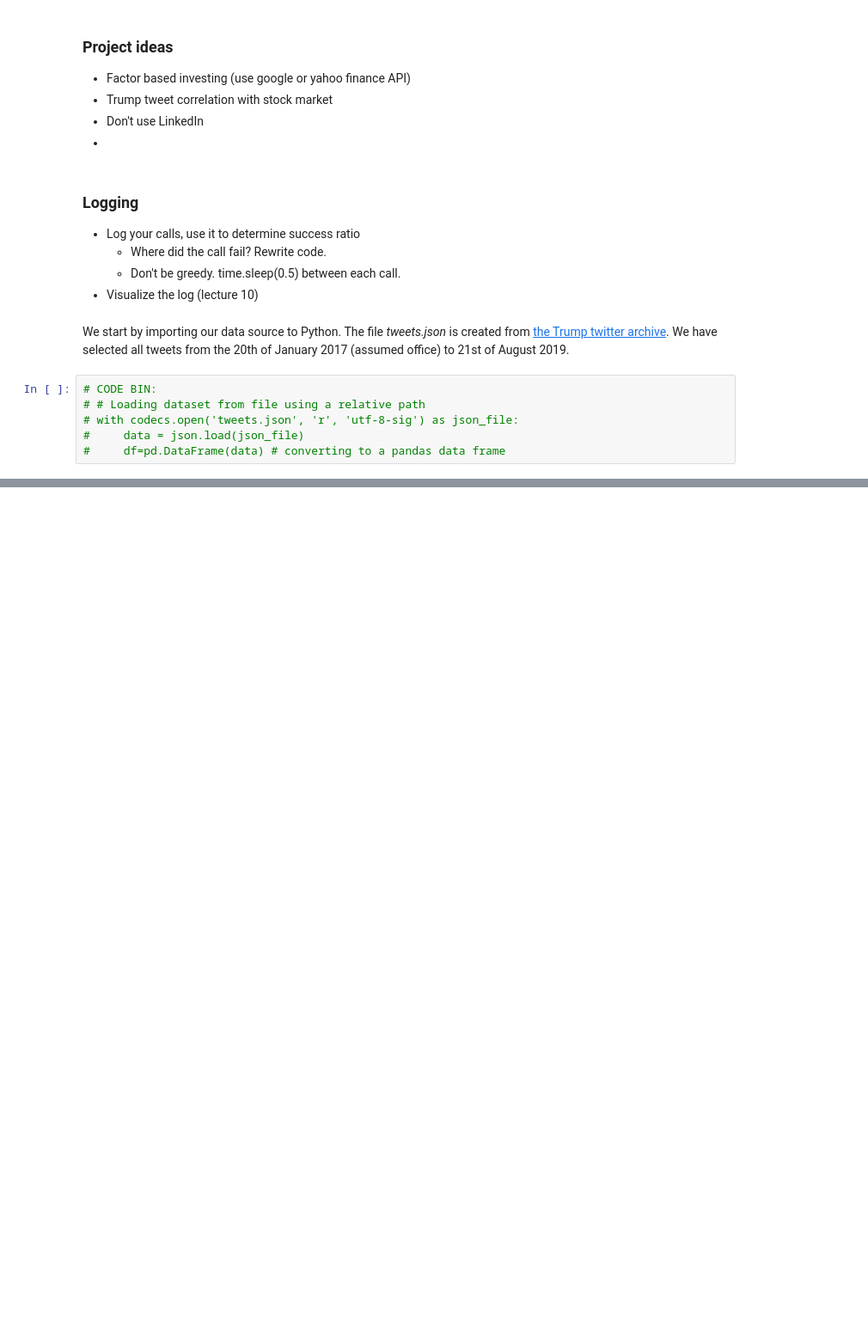
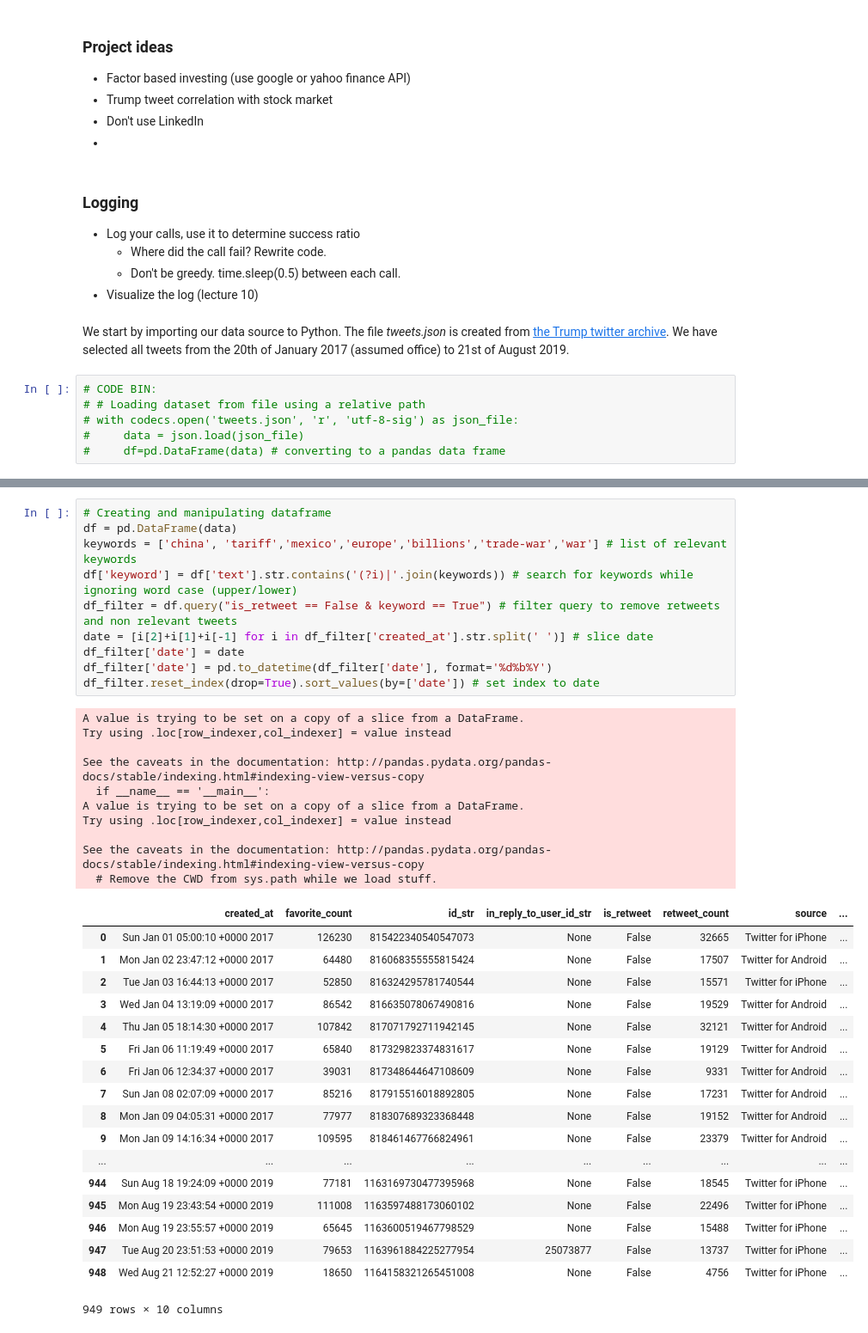
Before and after one commit to BjornCilleborg/sds2019, a Jupyter notebook: EXAM PROJECT/Exam Project.ipynb, the cells around one changed output, grey strips where cells are left out. Shown at 86% size. Drawn from its saved outputs; the diff is of its cells as text; blank space fills up the shorter version.

Commit message:
updated tweet code

```diff
--- a/EXAM PROJECT/Exam Project.ipynb
+++ b/EXAM PROJECT/Exam Project.ipynb
@@ -83,0 +68,39 @@ display(df_filter.head())
+# %%
+# Creating and manipulating dataframe
+df = pd.DataFrame(data)
+keywords = ['china', 'tariff','mexico','europe','billions','trade-war','war'] # list of relevant keywords
+df['keyword'] = df['text'].str.contains('(?i)|'.join(keywords)) # search for keywords while ignoring word case (upper/lower)
+df_filter = df.query("is_retweet == False & keyword == True") # filter query to remove retweets and non relevant tweets
+date = [i[2]+i[1]+i[-1] for i in df_filter['created_at'].str.split(' ')] # slice date
+df_filter['date'] = date
+df_filter['date'] = pd.to_datetime(df_filter['date'], format='%d%b%Y')
+df_filter.reset_index(drop=True).sort_values(by=['date']) # set index to date
+# %% [output]
+A value is trying to be set on a copy of a slice from a DataFrame.
+Try using .loc[row_indexer,col_indexer] = value instead
+
+See the caveats in the documentation: http://pandas.pydata.org/pandas-docs/stable/indexing.html#indexing-view-versus-copy
+  if __name__ == '__main__':
+A value is trying to be set on a copy of a slice from a DataFrame.
+Try using .loc[row_indexer,col_indexer] = value instead
+
+See the caveats in the documentation: http://pandas.pydata.org/pandas-docs/stable/indexing.html#indexing-view-versus-copy
+  # Remove the CWD from sys.path while we load stuff.
+|  | created_at | favorite_count | id_str | in_reply_to_user_id_str | is_retweet | retweet_count | source | ... |
+| 0 | Sun Jan 01 05:00:10 +0000 2017 | 126230 | 815422340540547073 | None | False | 32665 | Twitter for iPhone | ... |
+| 1 | Mon Jan 02 23:47:12 +0000 2017 | 64480 | 816068355555815424 | None | False | 17507 | Twitter for Android | ... |
+| 2 | Tue Jan 03 16:44:13 +0000 2017 | 52850 | 816324295781740544 | None | False | 15571 | Twitter for iPhone | ... |
+| 3 | Wed Jan 04 13:19:09 +0000 2017 | 86542 | 816635078067490816 | None | False | 19529 | Twitter for Android | ... |
+| 4 | Thu Jan 05 18:14:30 +0000 2017 | 107842 | 817071792711942145 | None | False | 32121 | Twitter for Android | ... |
+| 5 | Fri Jan 06 11:19:49 +0000 2017 | 65840 | 817329823374831617 | None | False | 19129 | Twitter for Android | ... |
+| 6 | Fri Jan 06 12:34:37 +0000 2017 | 39031 | 817348644647108609 | None | False | 9331 | Twitter for Android | ... |
+| 7 | Sun Jan 08 02:07:09 +0000 2017 | 85216 | 817915516018892805 | None | False | 17231 | Twitter for Android | ... |
+| 8 | Mon Jan 09 04:05:31 +0000 2017 | 77977 | 818307689323368448 | None | False | 19152 | Twitter for Android | ... |
+| 9 | Mon Jan 09 14:16:34 +0000 2017 | 109595 | 818461467766824961 | None | False | 23379 | Twitter for Android | ... |
+| ... | ... | ... | ... | ... | ... | ... | ... | ... |
+| 944 | Sun Aug 18 19:24:09 +0000 2019 | 77181 | 1163169730477395968 | None | False | 18545 | Twitter for iPhone | ... |
+| 945 | Mon Aug 19 23:43:54 +0000 2019 | 111008 | 1163597488173060102 | None | False | 22496 | Twitter for iPhone | ... |
+| 946 | Mon Aug 19 23:55:57 +0000 2019 | 65645 | 1163600519467798529 | None | False | 15488 | Twitter for iPhone | ... |
+| 947 | Tue Aug 20 23:51:53 +0000 2019 | 79653 | 1163961884225277954 | 25073877 | False | 13737 | Twitter for iPhone | ... |
+| 948 | Wed Aug 21 12:52:27 +0000 2019 | 18650 | 1164158321265451008 | None | False | 4756 | Twitter for iPhone | ... |
+949 rows × 10 columns
```
Also changed, not shown: parts of 1 cell of this notebook, 1 other file.
